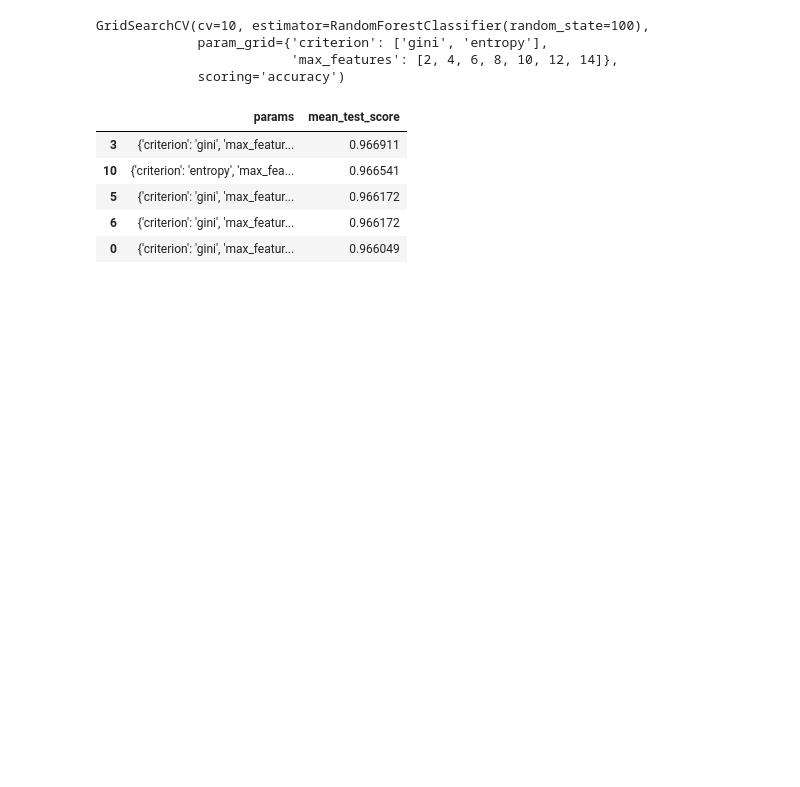
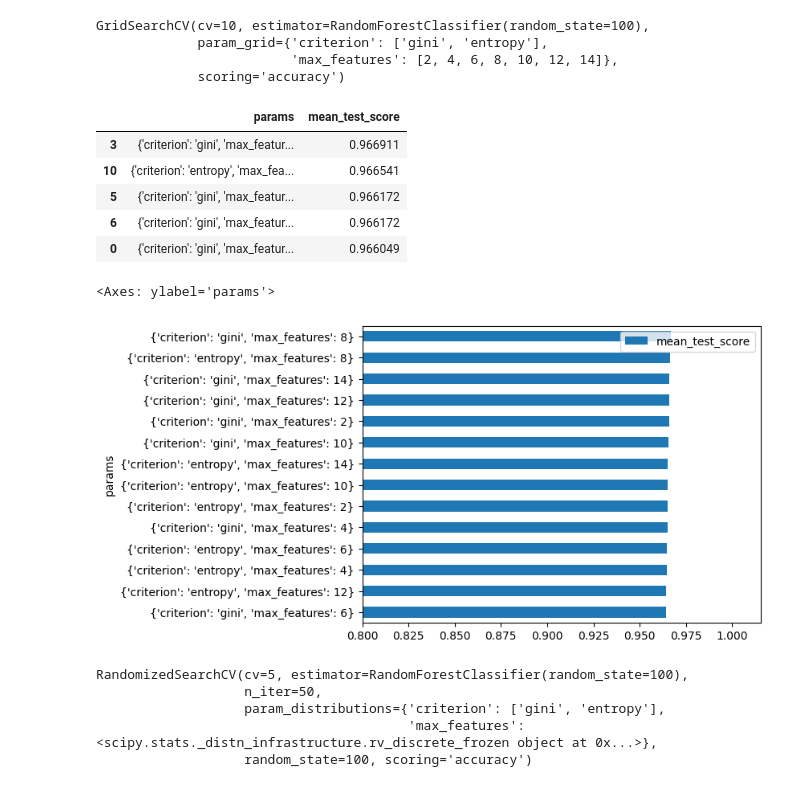
Before and after one commit to pras-4795/JPMCColab, a Jupyter notebook: 29_Aug_Mushroom_Hyperparameter_Tuning.ipynb, the cells around one changed output. Cells and saved outputs as stored; diff of their text form; code cells hidden in the pictures; blank space fills up the shorter version.

```diff
--- a/29_Aug_Mushroom_Hyperparameter_Tuning.ipynb
+++ b/29_Aug_Mushroom_Hyperparameter_Tuning.ipynb
@@ -112,3 +112,13 @@ distinct_results.sort_values('mean_test_score', ascending=False).head(5)
 | 5 | {'criterion': 'gini', 'max_featur... | 0.966172 |
 | 6 | {'criterion': 'gini', 'max_featur... | 0.966172 |
 | 0 | {'criterion': 'gini', 'max_featur... | 0.966049 |
+# %%
+# visualize the result
+(
+    results.loc[:,['params','mean_test_score']]
+    .sort_values('mean_test_score', ascending=True)
+    .plot.barh(x='params', xlim=(0.8))
+)
+# %% [output]
+<Axes: ylabel='params'>
+[figure, added]
@@ -114,0 +135,8 @@ distinct_results.sort_values('mean_test_score', ascending=False).head(5)
+# %%
+rscv.fit(result,y)
+# %% [output]
+RandomizedSearchCV(cv=5, estimator=RandomForestClassifier(random_state=100),
+                   n_iter=50,
+                   param_distributions={'criterion': ['gini', 'entropy'],
+                                        'max_features': <scipy.stats._distn_infrastructure.rv_discrete_frozen object at 0x...>},
+                   random_state=100, scoring='accuracy')
```
Also changed, not shown: parts of 5 cells of this notebook.
